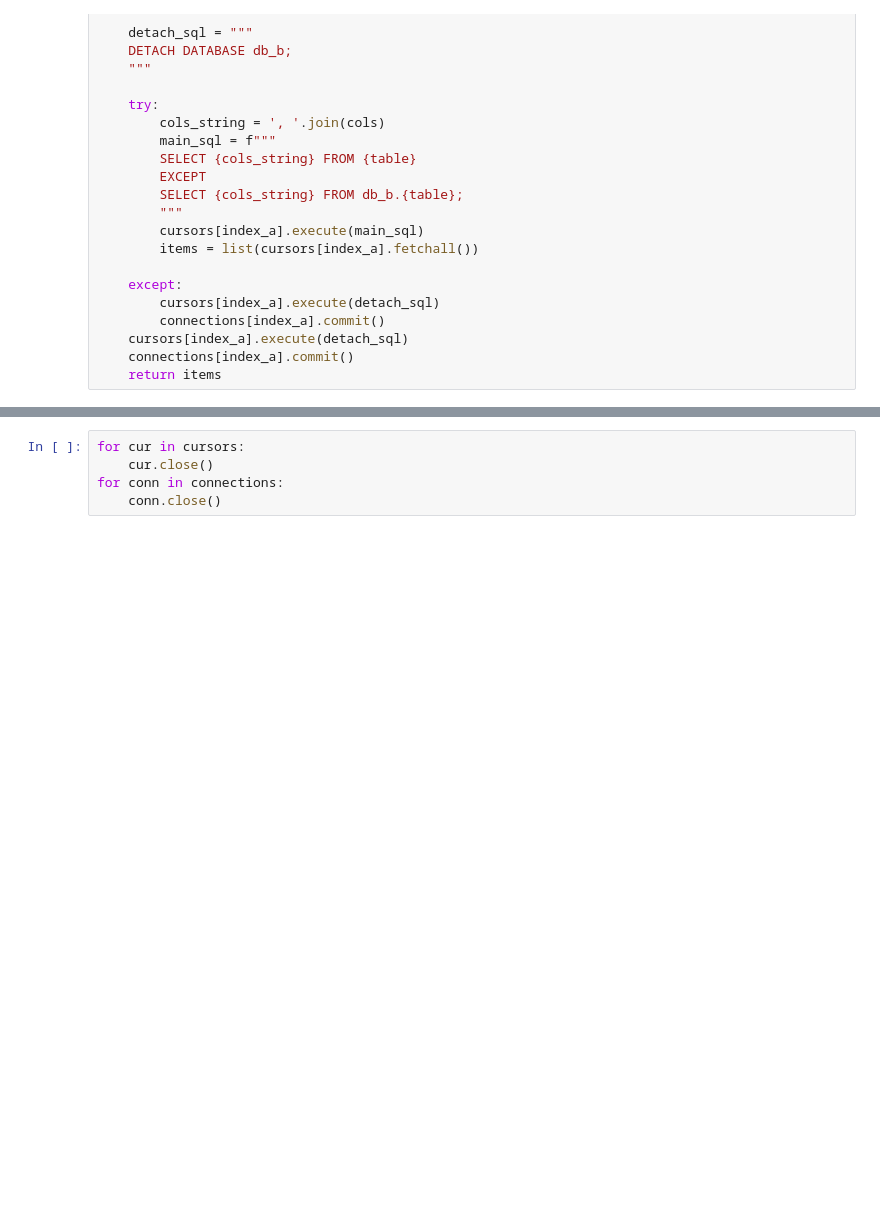
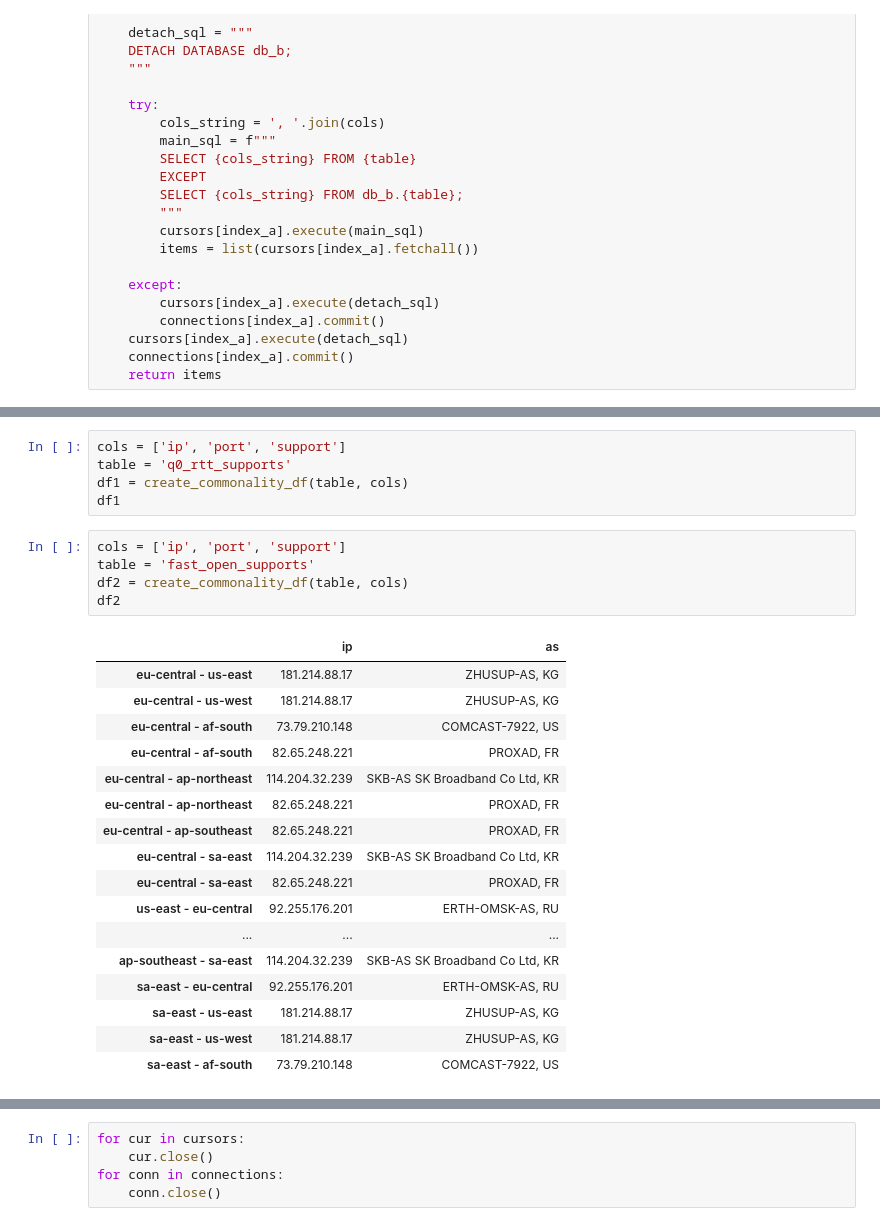
Before and after one commit to justus237/dns-analysis, a Jupyter notebook: compare-misc.ipynb, the cells around one changed output, grey strips where cells are left out. Saved outputs shown, nothing was run; the diff lists cells and outputs as text; blank space fills up the shorter version.

```diff
--- a/compare-misc.ipynb
+++ b/compare-misc.ipynb
@@ -83,0 +104,28 @@ sa-east-1 with ap-southeast-2
+# %%
+cols = ['ip', 'port', 'support']
+table = 'q0_rtt_supports'
+df1 = create_commonality_df(table, cols)
+df1
+# %%
+cols = ['ip', 'port', 'support']
+table = 'fast_open_supports'
+df2 = create_commonality_df(table, cols)
+df2
+# %% [output]
+|  | ip | as |
+| eu-central - us-east | 181.214.88.17 | ZHUSUP-AS, KG |
+| eu-central - us-west | 181.214.88.17 | ZHUSUP-AS, KG |
+| eu-central - af-south | 73.79.210.148 | COMCAST-7922, US |
+| eu-central - af-south | 82.65.248.221 | PROXAD, FR |
+| eu-central - ap-northeast | 114.204.32.239 | SKB-AS SK Broadband Co Ltd, KR |
+| eu-central - ap-northeast | 82.65.248.221 | PROXAD, FR |
+| eu-central - ap-southeast | 82.65.248.221 | PROXAD, FR |
+| eu-central - sa-east | 114.204.32.239 | SKB-AS SK Broadband Co Ltd, KR |
+| eu-central - sa-east | 82.65.248.221 | PROXAD, FR |
+| us-east - eu-central | 92.255.176.201 | ERTH-OMSK-AS, RU |
+| ... | ... | ... |
+| ap-southeast - sa-east | 114.204.32.239 | SKB-AS SK Broadband Co Ltd, KR |
+| sa-east - eu-central | 92.255.176.201 | ERTH-OMSK-AS, RU |
+| sa-east - us-east | 181.214.88.17 | ZHUSUP-AS, KG |
+| sa-east - us-west | 181.214.88.17 | ZHUSUP-AS, KG |
+| sa-east - af-south | 73.79.210.148 | COMCAST-7922, US |
```
Also changed, not shown: parts of 6 cells of this notebook, 3 other files.
